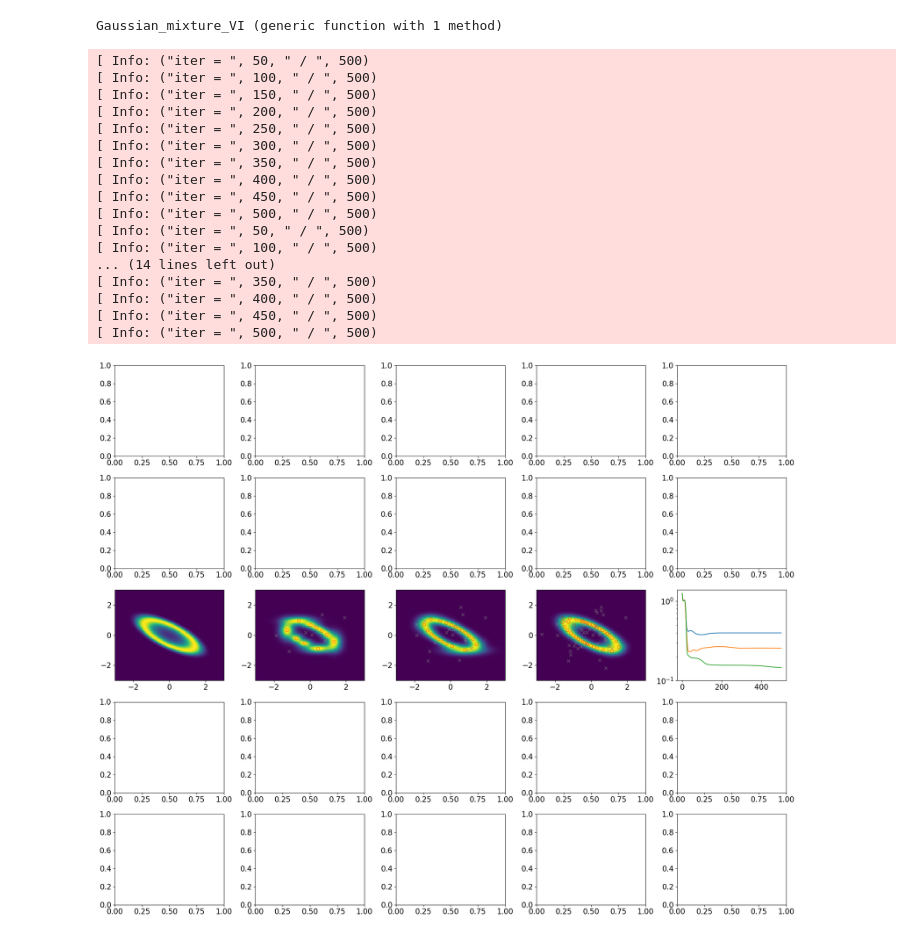
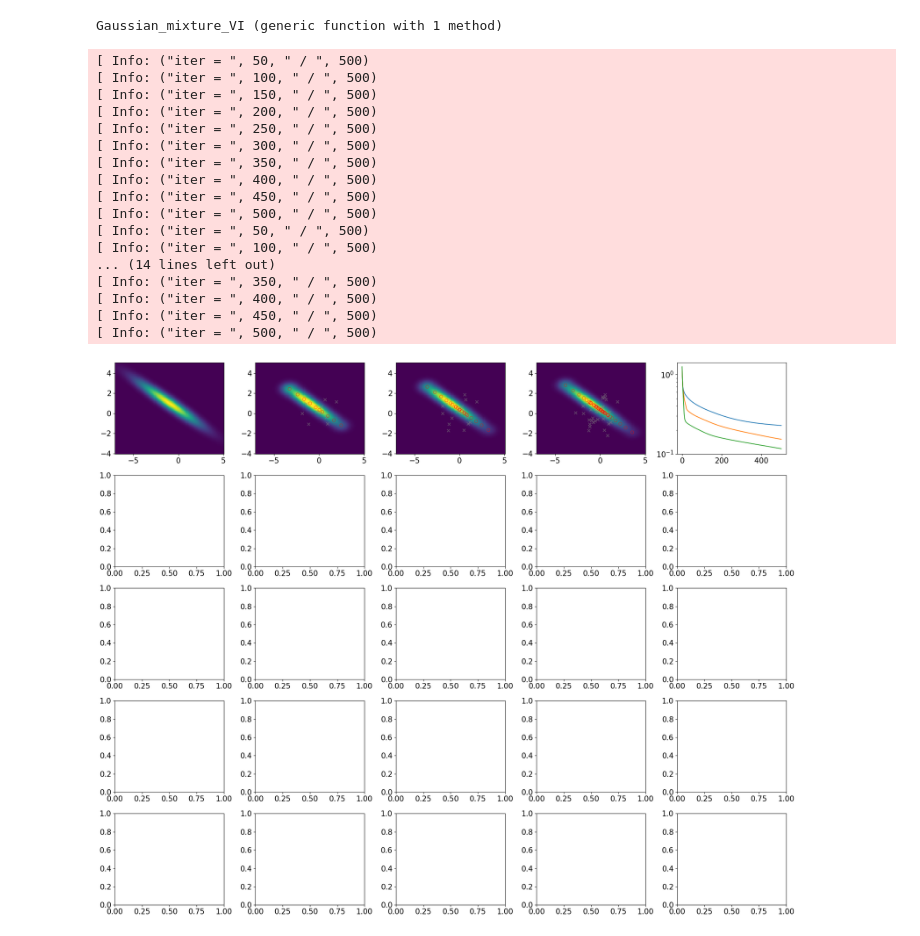
Before and after one commit to Baojun-Che/Bayesian-Inverse-Problems, a Jupyter notebook: Inversion/Mutimodal-Test NGFLow.ipynb, the cells around one changed output. Drawn from its saved outputs; the diff is of its cells as text; code cells hidden in the pictures.

```diff
--- a/Inversion/Mutimodal-Test NGFLow.ipynb
+++ b/Inversion/Mutimodal-Test NGFLow.ipynb
@@ -31,10 +30,10 @@ end
 
 N_iter = 500
 Nx, Ny = 100,100
-#=
+
         ση = 1.0
         Gtype = "Gaussian"
-        dt = 1e-1
+        dt = 0.5
         A = [1.0 1.0; 1.0 2.0]
         y = [0.0; 1.0; zeros(N_x-2)]
         func_args = (y, ση, A , Gtype)
@@ -49,7 +48,7 @@ Nx, Ny = 100,100
         visualization_2d(ax[1,:]; Nx = Nx, Ny = Ny, x_lim=[-7.0, 5.0], y_lim=[-4.0, 5.0], func_F=func_F, objs=objs)
 
 
-
+#=
         ση = 1.0
         dt = 2e-3
         Gtype = "Four_modes"
@@ -64,7 +63,7 @@ Nx, Ny = 100,100
         func_args = (y_2d, ση, A , Gtype)
         func_F(x) = F(x, func_args)
         visualization_2d(ax[2,:]; Nx = Nx, Ny = Ny, x_lim=[-4.0, 4.0], y_lim=[-4, 4], func_F=func_F, objs=objs)
-=#
+
 
 
         ση = [0.5; ones(N_x-2)]
@@ -85,7 +84,7 @@ Nx, Ny = 100,100
         visualization_2d(ax[3,:]; Nx = Nx, Ny = Ny, x_lim=[-3.0, 3.0], y_lim=[-3.0, 3.0], func_F=func_F, objs=objs)
 
 
-#=
+
         ση = [sqrt(10.0); sqrt(10.0); ones(N_x-2)]
         Gtype = "Banana"
         dt = 2e-3
@@ -114,31 +113,31 @@ Nx, Ny = 100,100
         func_F(x) = F(x, func_args)
         func_dPhi(x) = dPhi(x, func_args)
         objs = [Gaussian_mixture_NGFVI(func_dPhi, nothing, x0_w[1:N_modes], x0_mean[1:N_modes,:], xx0_cov[1:N_modes,:,:]; N_iter = N_iter, dt = dt)[1]
                 for N_modes in N_modes_array]
         # compute marginal distribution
         y_2d, ση_2d = y[1:3], ση[1:3]
         func_args = (y_2d, ση_2d, λ , Gtype)
         func_F(x) = F(x, func_args)
         visualization_2d(ax[5,:]; Nx = Nx, Ny = Ny, x_lim=[-3.0, 3.0], y_lim=[-3.0, 3.0], func_F=func_F, objs=objs)
 =#
 fig.tight_layout()
 #fig.savefig("DFGMGD.pdf")
 # %% [output]
 [ Info: ("iter = ", 50, " / ", 500)
 [ Info: ("iter = ", 100, " / ", 500)
 [ Info: ("iter = ", 150, " / ", 500)
 [ Info: ("iter = ", 200, " / ", 500)
 [ Info: ("iter = ", 250, " / ", 500)
 [ Info: ("iter = ", 300, " / ", 500)
 [ Info: ("iter = ", 350, " / ", 500)
 [ Info: ("iter = ", 400, " / ", 500)
 [ Info: ("iter = ", 450, " / ", 500)
 [ Info: ("iter = ", 500, " / ", 500)
 [ Info: ("iter = ", 50, " / ", 500)
 [ Info: ("iter = ", 100, " / ", 500)
 ... (14 lines left out)
 [ Info: ("iter = ", 350, " / ", 500)
 [ Info: ("iter = ", 400, " / ", 500)
 [ Info: ("iter = ", 450, " / ", 500)
 [ Info: ("iter = ", 500, " / ", 500)
-[figure, old version]
+[figure, new version]
```
Also changed, not shown: parts of 1 cell of this notebook, 2 other files.
